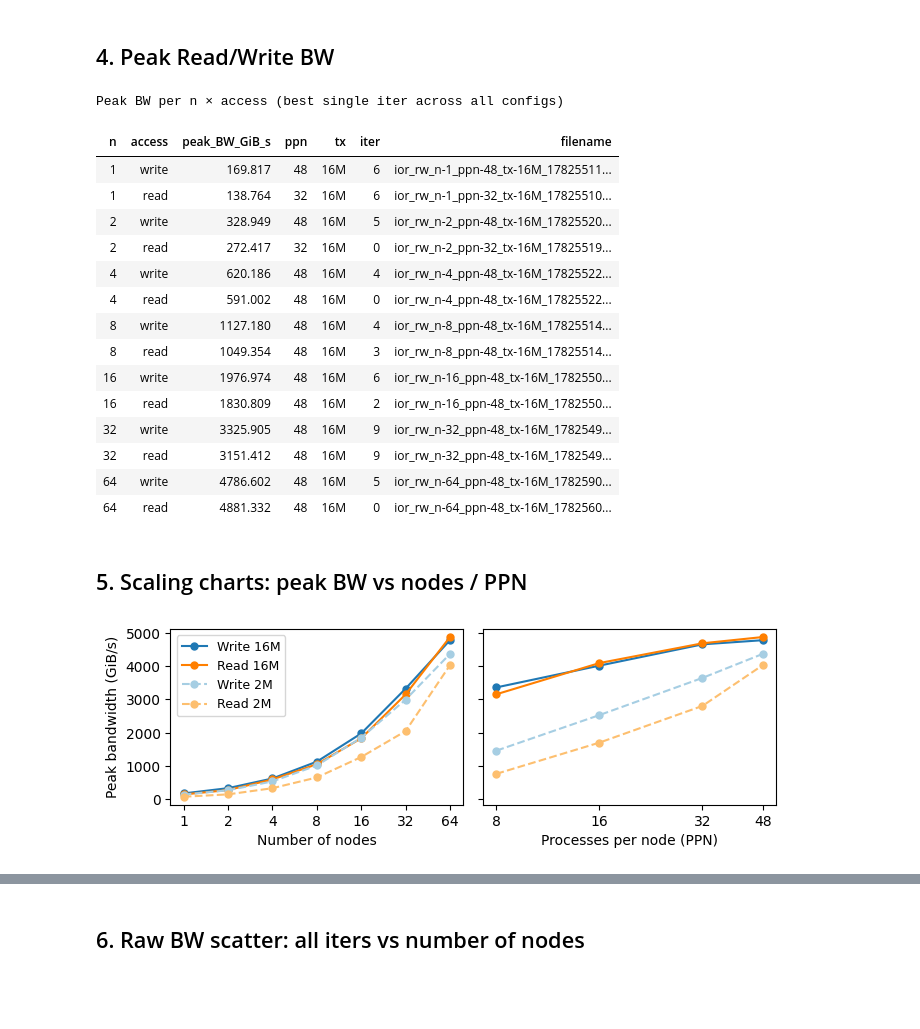
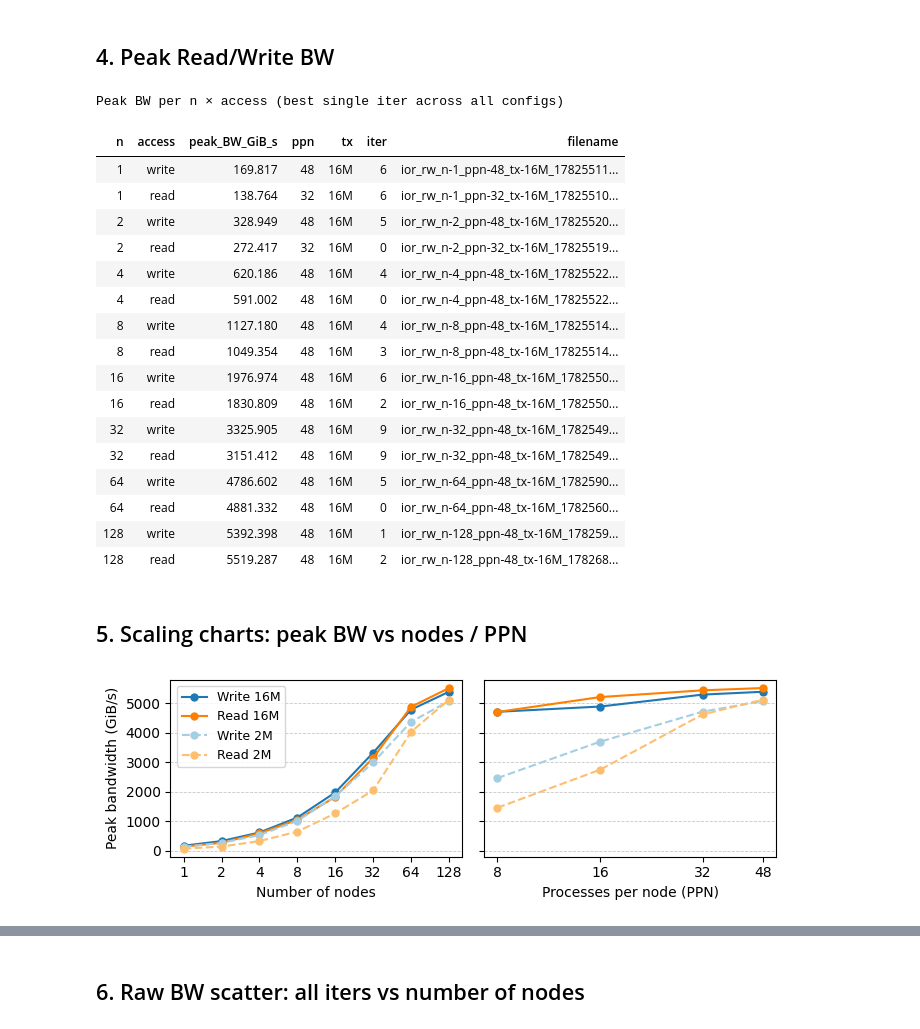
Before and after one commit to cissieAB/pdsw26_daos-bench, a Jupyter notebook: results/aurora/ior/ior-rw/ior_rw_analysis.ipynb, the cells around one changed output, grey strips where cells are left out. Drawn from its saved outputs; the diff is of its cells as text; code cells hidden in the pictures; blank space fills up the shorter version.

```diff
--- a/results/aurora/ior/ior-rw/ior_rw_analysis.ipynb
+++ b/results/aurora/ior/ior-rw/ior_rw_analysis.ipynb
@@ -127,7 +135,7 @@ CV% > 5.0% configs (red = CV > 5.0%)
 ## 4. Peak Read/Write BW
 # %%
 peak_rows = []
-for n_val in [1, 2, 4, 8, 16, 32, 64]:
+for n_val in [1, 2, 4, 8, 16, 32, 64, 128]:
     for access_type in ["write", "read"]:
         sub = combined[(combined["n"] == n_val) & (combined["access"] == access_type)]
         idx = sub["bw_GiB_s"].idxmax()
@@ -166,6 +174,8 @@ Peak BW per n × access (best single iter across all configs)
 | 32 | read | 3151.412 | 48 | 16M | 9 | ior_rw_n-32_ppn-48_tx-16M_1782549... |
 | 64 | write | 4786.602 | 48 | 16M | 5 | ior_rw_n-64_ppn-48_tx-16M_1782590... |
 | 64 | read | 4881.332 | 48 | 16M | 0 | ior_rw_n-64_ppn-48_tx-16M_1782560... |
+| 128 | write | 5392.398 | 48 | 16M | 1 | ior_rw_n-128_ppn-48_tx-16M_178259... |
+| 128 | read | 5519.287 | 48 | 16M | 2 | ior_rw_n-128_ppn-48_tx-16M_178268... |
 # %% [markdown]
 ## 5. Scaling charts: peak BW vs nodes / PPN
 # %%
@@ -212,34 +222,36 @@ def add_lines(ax, df, x_col):
                 markersize=MS,
                 label=f"{access.capitalize()} {tx}",
             )
 
 fig, (ax_n, ax_ppn) = plt.subplots(1, 2, figsize=(7, 2.5), sharey=True)
 
 # ── (a) Peak BW vs number of nodes ─────────────────────────────────────────
 add_lines(ax_n, peak, "n")
 ax_n.set_xlabel("Number of nodes")
 ax_n.set_ylabel("Peak bandwidth (GiB/s)")
 ax_n.set_xscale("log", base=2)
 n_ticks = sorted(peak["n"].unique().tolist())
+ax_n.yaxis.grid(True, linestyle="--", linewidth=0.6, alpha=0.7)
 ax_n.set_xticks(n_ticks)
 ax_n.xaxis.set_major_formatter(int_fmt)
 ax_n.xaxis.set_minor_locator(mpl.ticker.NullLocator())
 ax_n.legend(frameon=True, fontsize=9)
 
 # ── (b) Peak BW vs PPN ─────────────────────────────────────────────────────
 add_lines(ax_ppn, peak, "ppn")
 ax_ppn.set_xlabel("Processes per node (PPN)")
 ax_ppn.set_xscale("log", base=2)
 ppn_ticks = sorted(peak["ppn"].unique().tolist())
+ax_ppn.yaxis.grid(True, linestyle="--", linewidth=0.6, alpha=0.7)
 ax_ppn.set_xticks(ppn_ticks)
 ax_ppn.xaxis.set_major_formatter(int_fmt)
 ax_ppn.xaxis.set_minor_locator(mpl.ticker.NullLocator())
 
 fig.tight_layout()
 plt.savefig("ior-scaling.pdf", bbox_inches="tight")
 plt.show()
 # %% [output]
-[figure, old version]
+[figure, new version]
 # %%
 fig, axes = plt.subplots(2, 2, figsize=(7, 5))
 
```
Also changed, not shown: parts of 7 cells of this notebook, 18 other files.
